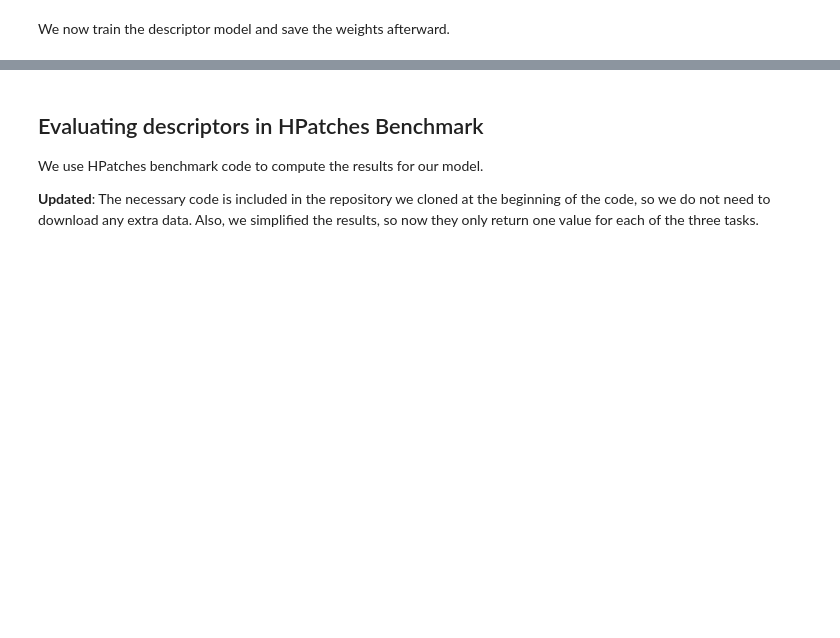
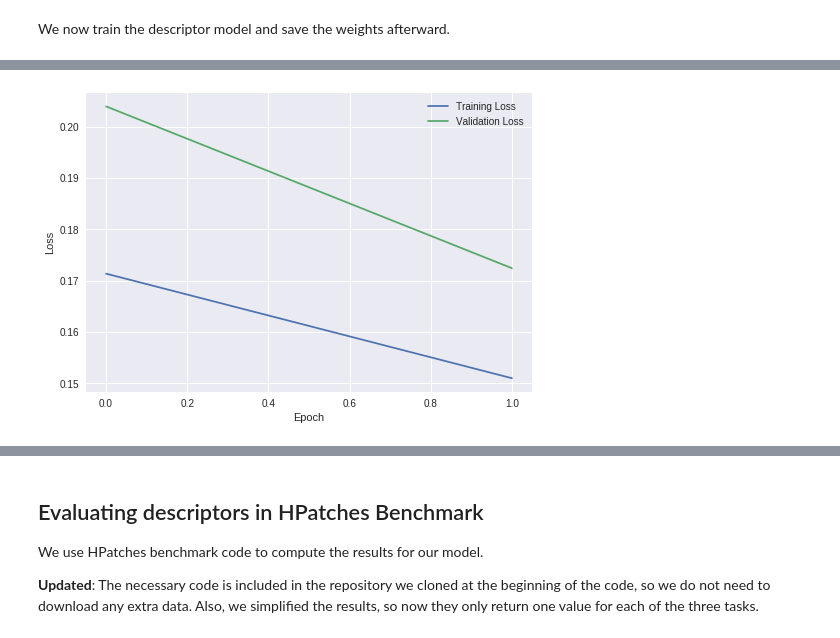
Before and after one commit to Martinpanzy/Deep_Learning, a Jupyter notebook: improved.ipynb, the cells around one changed output, grey strips where cells are left out. Cells and saved outputs as stored; diff of their text form; code cells hidden in the pictures; blank space fills up the shorter version.

```diff
--- a/improved.ipynb
+++ b/improved.ipynb
@@ -401,7 +410,7 @@ epochs = 1
 
 for e in range(epochs):
 
-  descriptor_history = descriptor_model_trip.fit_generator(generator=training_generator, epochs=1, verbose=1, validation_data=val_generator)
+  descriptor_history = descriptor_model_trip.fit_generator(generator=training_generator, epochs=2, verbose=1, validation_data=val_generator)
 
   ### Saves optimizer and weights
   descriptor_model_trip.save('descriptor.h5')
@@ -414,3 +425,13 @@ Epoch 1/1
+# %%
+import matplotlib.pyplot as plt
+plt.plot(descriptor_history.history['loss'])
+plt.plot(descriptor_history.history['val_loss'])
+plt.ylabel('Loss')
+plt.xlabel('Epoch')
+plt.legend(['Training Loss', 'Validation Loss'])
+plt.show()
+# %% [output]
+[figure, added]
 # %% [markdown]
 ## Generating descriptors files for test data
 
```
Also changed, not shown: parts of 8 cells of this notebook.
